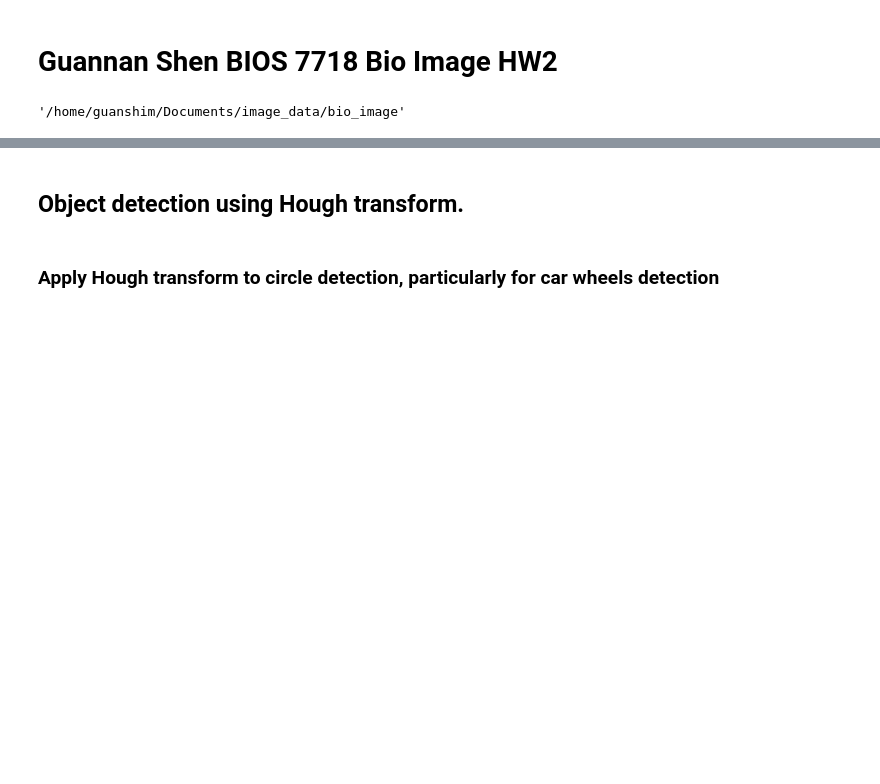
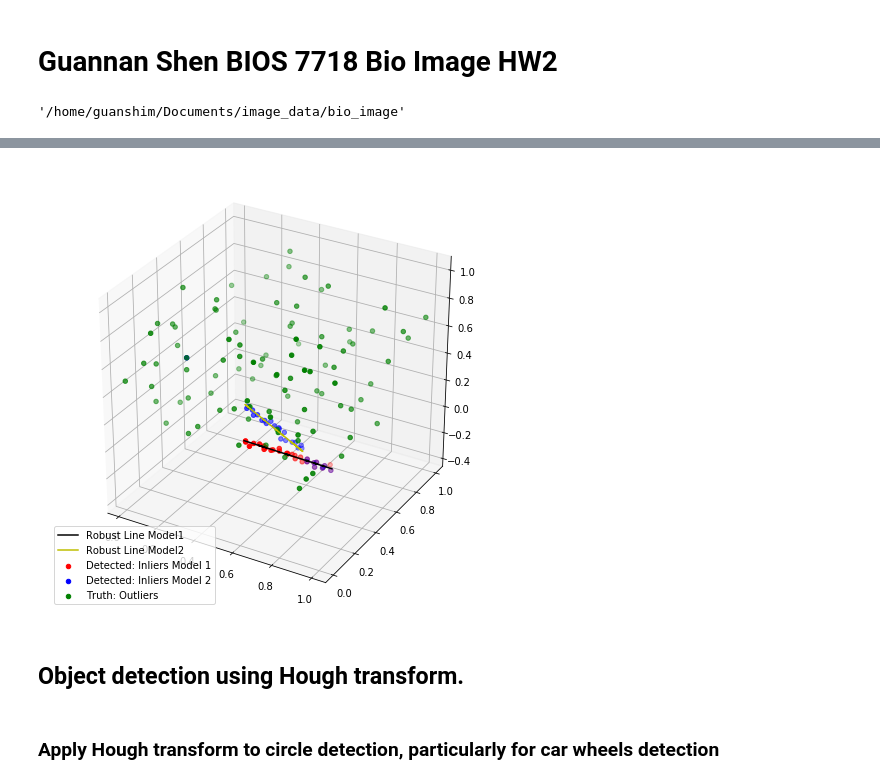
Before and after one commit to Guannan-Shen/image_data, a Jupyter notebook: bio_image/RANSAC_Hough_Watershed.ipynb, the cells around one changed output, grey strips where cells are left out. Drawn from its saved outputs; the diff is of its cells as text; code cells hidden in the pictures; blank space fills up the shorter version.

```diff
--- a/bio_image/RANSAC_Hough_Watershed.ipynb
+++ b/bio_image/RANSAC_Hough_Watershed.ipynb
@@ -17,3 +169,19 @@ os.getcwd()
+# %%
+# prediction
+predict1 = model_robust1.predict( xyz_n[:, 0] )
+predict2 = model_robust2.predict( xyz_m[:, 0] )
+# %%
+fig = plt.figure(figsize=(8, 8))
+ax = fig.add_subplot(111, projection='3d')
+ax.scatter(data2[inliers1][:, 0], data2[inliers1][:, 1], data2[inliers1][:, 2], c='r', marker='o', label='Detected: Inliers Model 1')
+ax.scatter(data2[inliers2][:, 0], data2[inliers2][:, 1], data2[inliers2][:, 2], c='b', marker='o', label='Detected: Inliers Model 2')
+ax.scatter(data1[outliers][:, 0], data1[outliers][:, 1],data1[outliers][:, 2], c='g', marker='o', label='Truth: Outliers')
+ax.plot(predict1[:, 0], predict1[:, 1], predict1[:, 2], '-k', label='Robust Line Model1')
+ax.plot(predict2[:, 0], predict2[:, 1], predict2[:, 2], '-y', label='Robust Line Model2')
+ax.legend(loc='lower left')
+plt.show()
+# %% [output]
+[figure, added]
 # %% [markdown]
 ## Object detection using Hough transform.
 # %% [markdown]
```
Also changed, not shown: parts of 40 cells of this notebook, 1 other file.
